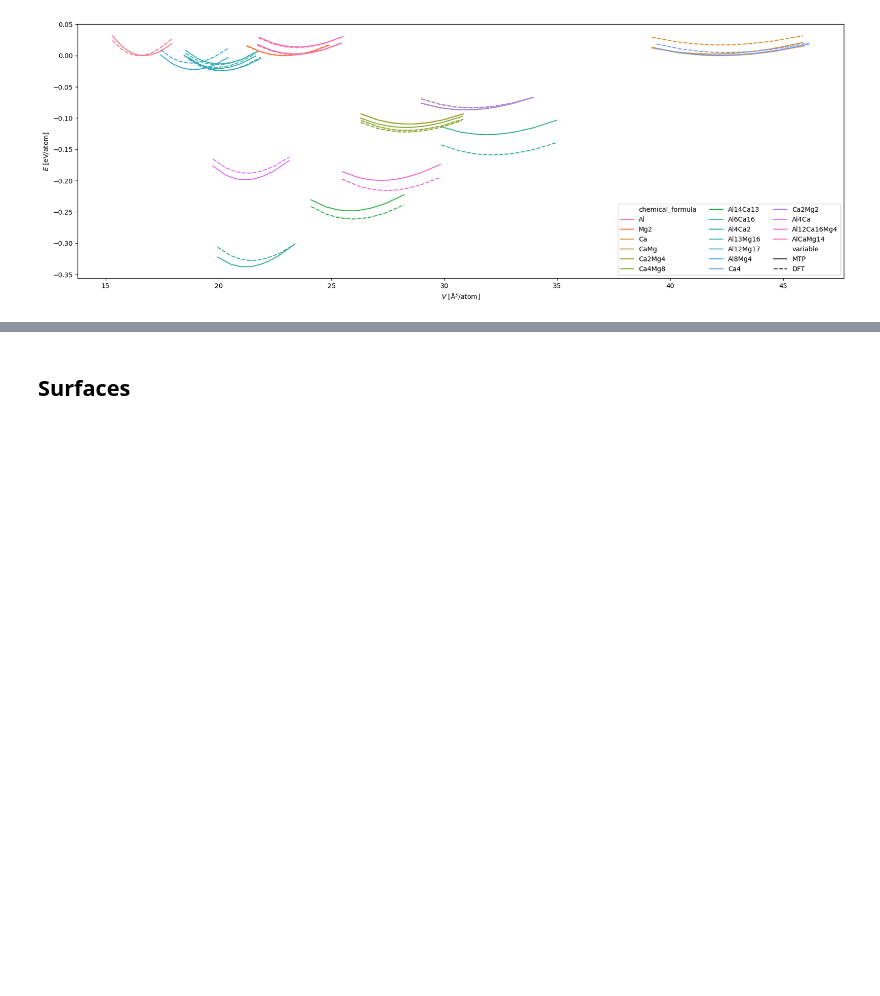
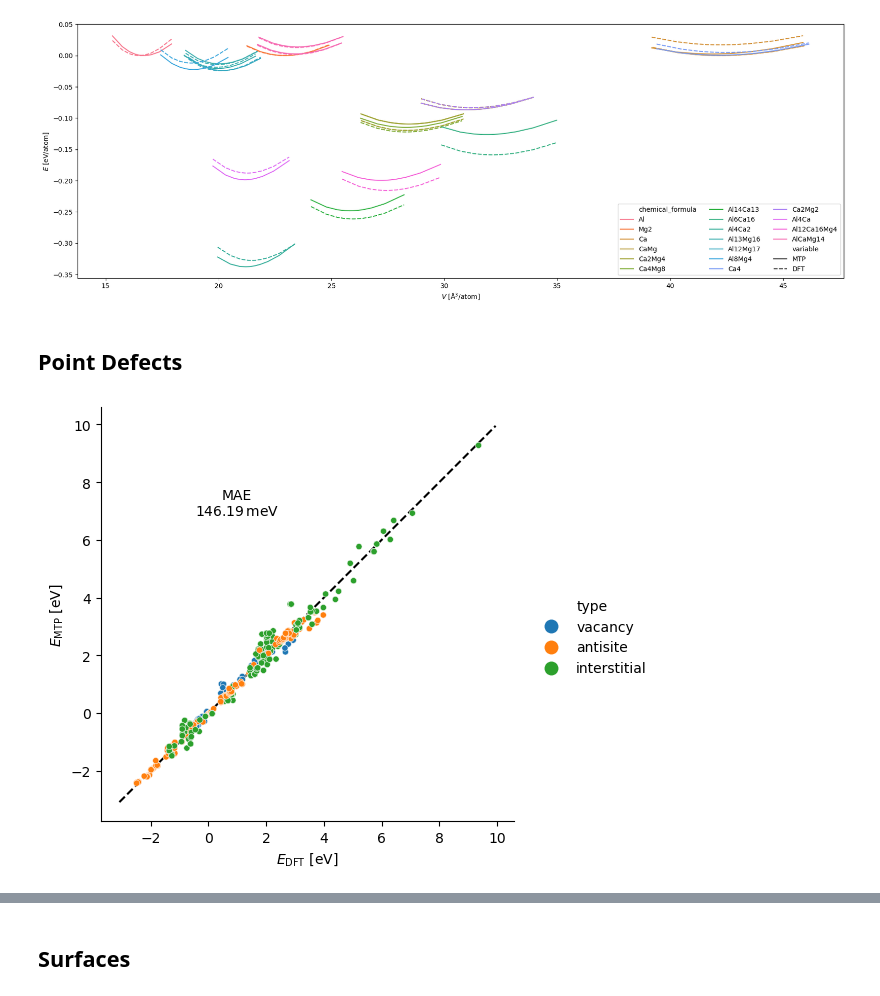
Before and after one commit to eisenforschung/mgalca-mtp-data, a Jupyter notebook: Verification.ipynb, the cells around one changed output, grey strips where cells are left out. Cells and saved outputs as stored; diff of their text form; code cells hidden in the pictures; blank space fills up the shorter version.

Commit message:
Final notebooks with point defects + envs

```diff
--- a/Verification.ipynb
+++ b/Verification.ipynb
@@ -170,3 +170,26 @@ plt.legend(ncols=3)
 # %% [output]
 <matplotlib.legend.Legend at 0x...>
 [figure]
+# %% [markdown]
+## Point Defects
+# %%
+point = pd.read_csv('Data/Point/Point.csv', index_col=0).query('level==24 and rmax==8.2')
+# %%
+g = sns.relplot(
+    data=point,
+    x='E_defect_model', y='E_defect',
+    hue='type',
+    s=20,
+).map(
+    diagref
+).map_dataframe(
+    lambda data, **kwargs: mae_info_point(data, add_count=False, **kwargs),
+).set(
+    xlabel='$E_\mathrm{DFT}$ [eV]',
+    ylabel='$E_\mathrm{MTP}$ [eV]',
+    aspect=1
+)
+for lh in g.legend.legend_handles:
+    lh.set_markersize(10)
+# %% [output]
+[figure, added]
```
Also changed, not shown: parts of 2 cells of this notebook, 3 other files.
